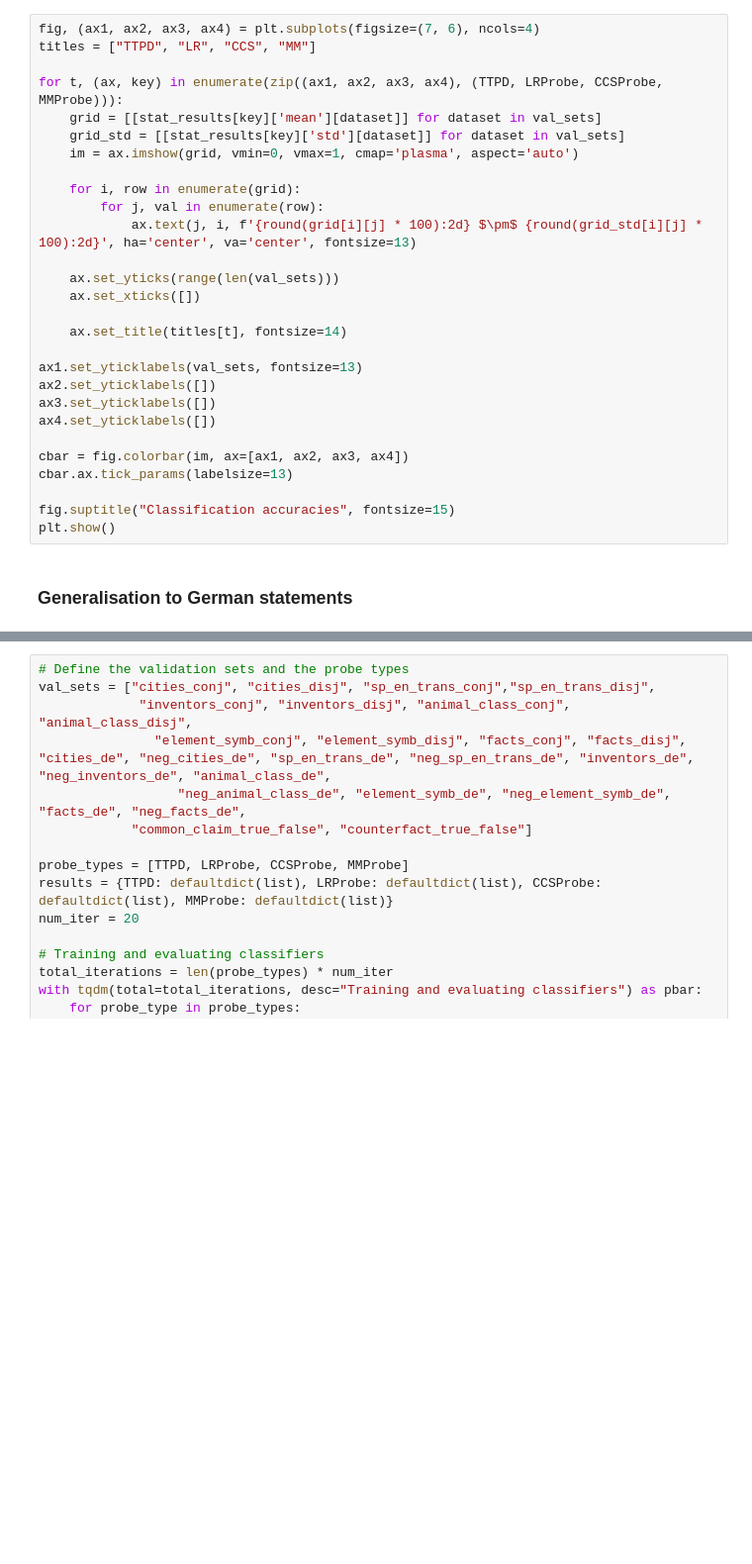
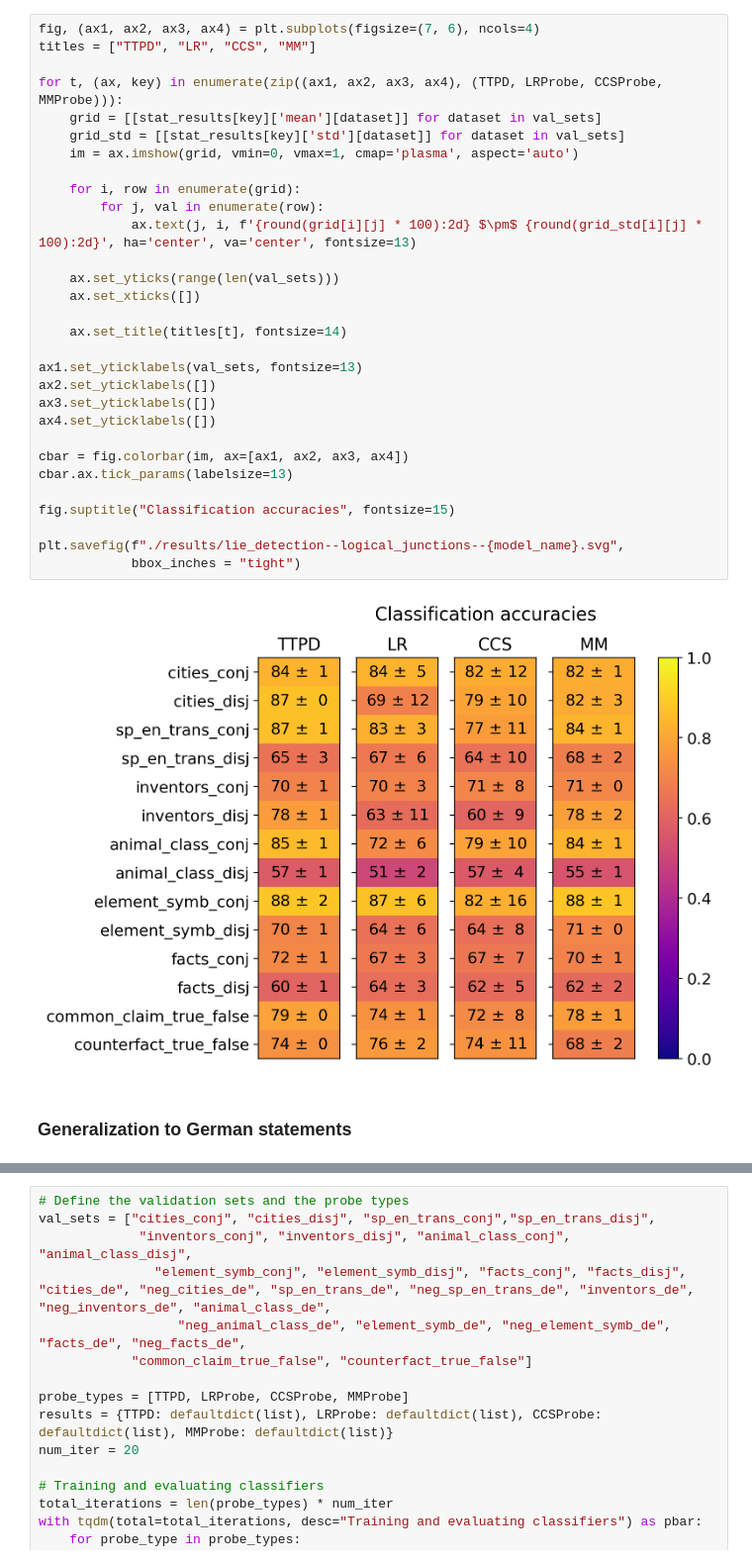
Before and after one commit to Fjallripa/Truth_is_Universal, a Jupyter notebook: lie_detection.ipynb, the cells around one changed output, grey strips where cells are left out. Shown at 99% size. Saved outputs shown, nothing was run; the diff lists cells and outputs as text; blank space fills up the shorter version.

```diff
--- a/lie_detection.ipynb
+++ b/lie_detection.ipynb
@@ -181,33 +235,37 @@ for probe_type, stats in probe_accuracies.items():
 # %%
 fig, (ax1, ax2, ax3, ax4) = plt.subplots(figsize=(7, 6), ncols=4)
 titles = ["TTPD", "LR", "CCS", "MM"]
 
 for t, (ax, key) in enumerate(zip((ax1, ax2, ax3, ax4), (TTPD, LRProbe, CCSProbe, MMProbe))):
     grid = [[stat_results[key]['mean'][dataset]] for dataset in val_sets]
     grid_std = [[stat_results[key]['std'][dataset]] for dataset in val_sets]
     im = ax.imshow(grid, vmin=0, vmax=1, cmap='plasma', aspect='auto')
 
     for i, row in enumerate(grid):
         for j, val in enumerate(row):
             ax.text(j, i, f'{round(grid[i][j] * 100):2d} $\pm$ {round(grid_std[i][j] * 100):2d}', ha='center', va='center', fontsize=13)
 
     ax.set_yticks(range(len(val_sets)))
     ax.set_xticks([])
 
     ax.set_title(titles[t], fontsize=14)
 
 ax1.set_yticklabels(val_sets, fontsize=13)
 ax2.set_yticklabels([])
 ax3.set_yticklabels([])
 ax4.set_yticklabels([])
 
 cbar = fig.colorbar(im, ax=[ax1, ax2, ax3, ax4])
 cbar.ax.tick_params(labelsize=13)
 
 fig.suptitle("Classification accuracies", fontsize=15)
-plt.show()
+
+plt.savefig(f"./results/lie_detection--logical_junctions--{model_name}.svg",
+            bbox_inches = "tight")
+# %% [output]
+[figure, added]
 # %% [markdown]
-### Generalisation to German statements
+### Generalization to German statements
 # %%
 # compare TTPD, LR, CCS and MM on statements translated to german
 val_sets = ["cities_de", "neg_cities_de", "sp_en_trans_de", "neg_sp_en_trans_de", "inventors_de", "neg_inventors_de", "animal_class_de",
```
Also changed, not shown: parts of 20 cells of this notebook.
